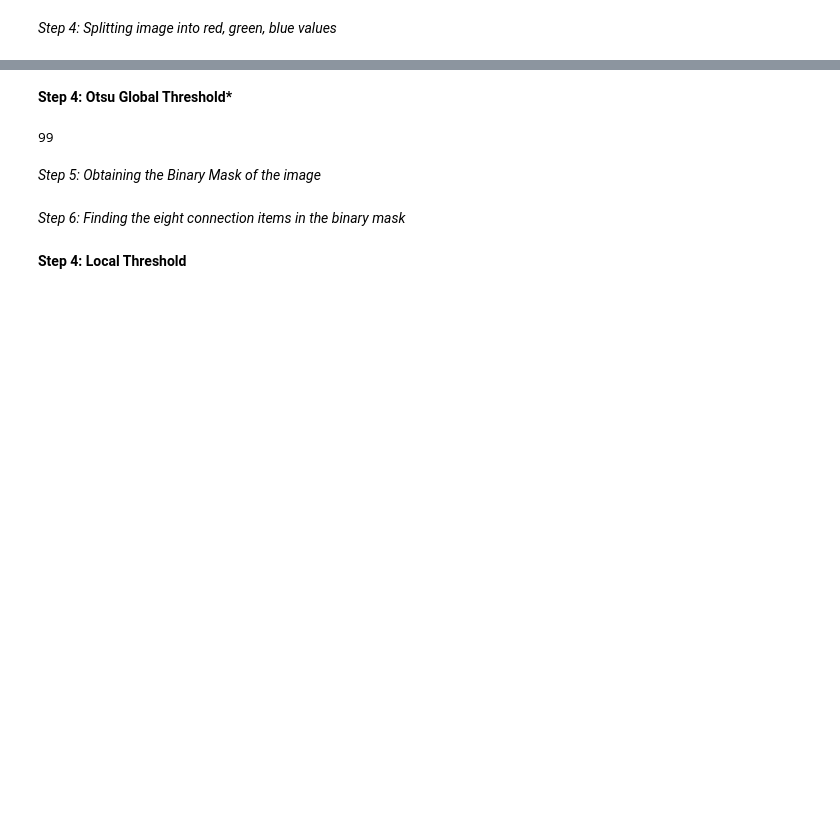
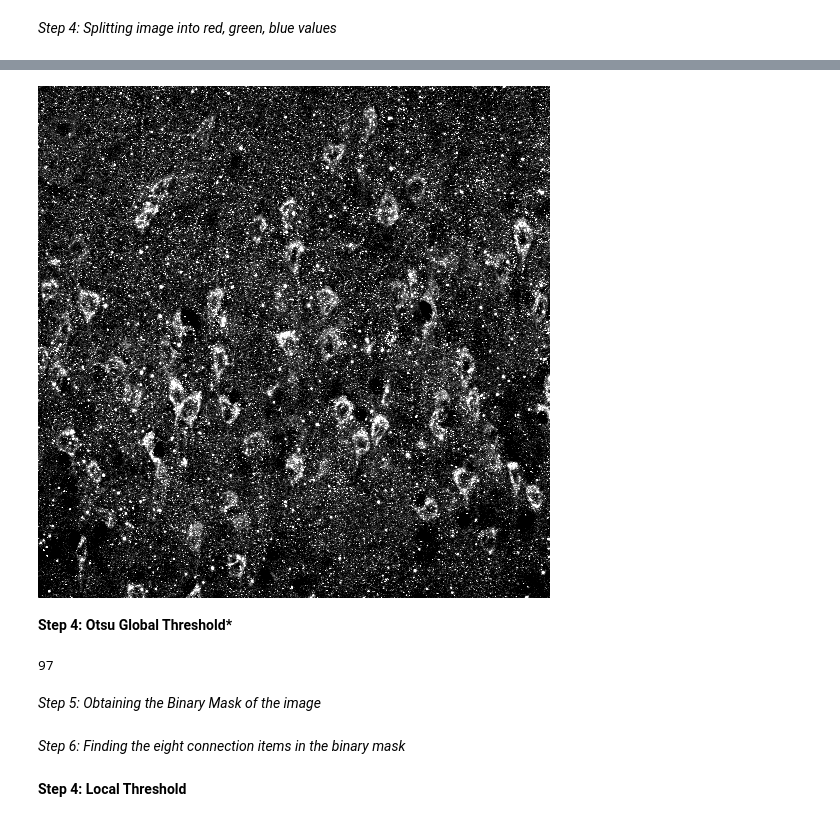
Before and after one commit to hhelmbre/Rockstar-Lifestyle, a Jupyter notebook: examples/Object-Statistics.ipynb, the cells around one changed output, grey strips where cells are left out. Cells and saved outputs as stored; diff of their text form; code cells hidden in the pictures; blank space fills up the shorter version.

```diff
--- a/examples/Object-Statistics.ipynb
+++ b/examples/Object-Statistics.ipynb
@@ -45,7 +51,10 @@ r,g,b = im.split()
 # %%
 image = np.array(g)
 # %%
-contrast_image = preprocessing.im_contrast(image, 50)
+contrast_image = preprocessing.im_contrast(image, 2)
+contrast_image
+# %% [output]
+[figure, added]
 # %%
 contrast_image_arr = np.array(contrast_image)
 # %% [markdown]
@@ -54,7 +63,7 @@ __Step 4: Otsu Global Threshold*__
 thresh = filters.threshold_otsu(contrast_image_arr)
 thresh
 # %% [output]
-99
+97
 # %% [markdown]
 *Step 5: Obtaining the Binary Mask of the image*
 # %%
```
Also changed, not shown: parts of 9 cells of this notebook.
